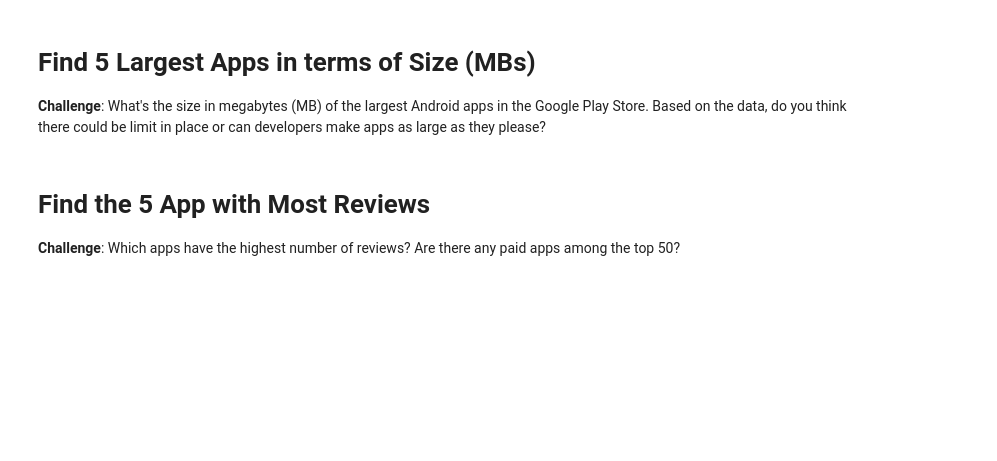
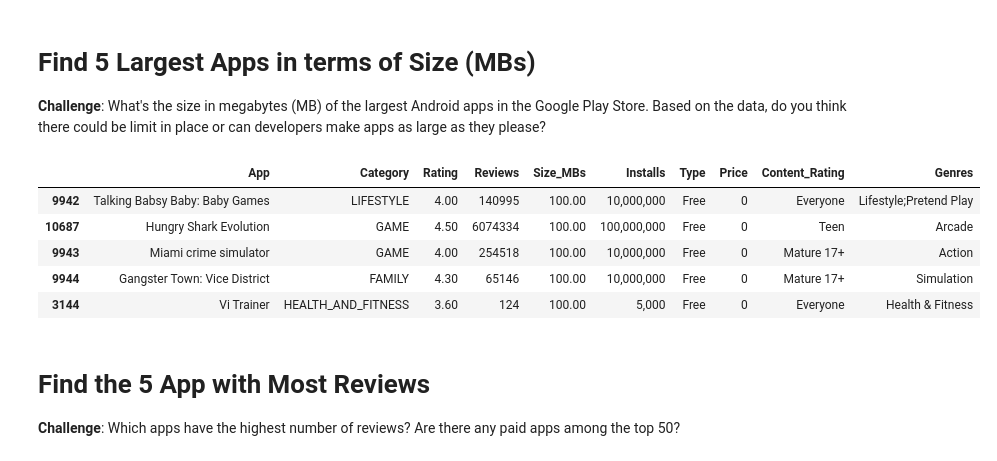
Before and after one commit to Berkayclk06/GooglePlayStoreAppAnalytics, a Jupyter notebook: Google Play Store App Analytics (start).ipynb, the cells around one changed output. Saved outputs shown, nothing was run; the diff lists cells and outputs as text; code cells hidden in the pictures; blank space fills up the shorter version.

```diff
--- a/Google Play Store App Analytics (start).ipynb
+++ b/Google Play Store App Analytics (start).ipynb
@@ -122,6 +132,15 @@ df_apps_clean.shape
 # Find 5 Largest Apps in terms of Size (MBs)
 
 **Challenge**: What's the size in megabytes (MB) of the largest Android apps in the Google Play Store. Based on the data, do you think there could be limit in place or can developers make apps as large as they please?
+# %%
+df_apps_clean.sort_values("Size_MBs", ascending=False).head()
+# %% [output]
+|  | App | Category | Rating | Reviews | Size_MBs | Installs | Type | Price | Content_Rating | Genres |
+| 9942 | Talking Babsy Baby: Baby Games | LIFESTYLE | 4.00 | 140995 | 100.00 | 10,000,000 | Free | 0 | Everyone | Lifestyle;Pretend Play |
+| 10687 | Hungry Shark Evolution | GAME | 4.50 | 6074334 | 100.00 | 100,000,000 | Free | 0 | Teen | Arcade |
+| 9943 | Miami crime simulator | GAME | 4.00 | 254518 | 100.00 | 10,000,000 | Free | 0 | Mature 17+ | Action |
+| 9944 | Gangster Town: Vice District | FAMILY | 4.30 | 65146 | 100.00 | 10,000,000 | Free | 0 | Mature 17+ | Simulation |
+| 3144 | Vi Trainer | HEALTH_AND_FITNESS | 3.60 | 124 | 100.00 | 5,000 | Free | 0 | Everyone | Health & Fitness |
 # %% [markdown]
 # Find the 5 App with Most Reviews
 
```
Also changed, not shown: parts of 7 cells of this notebook.
